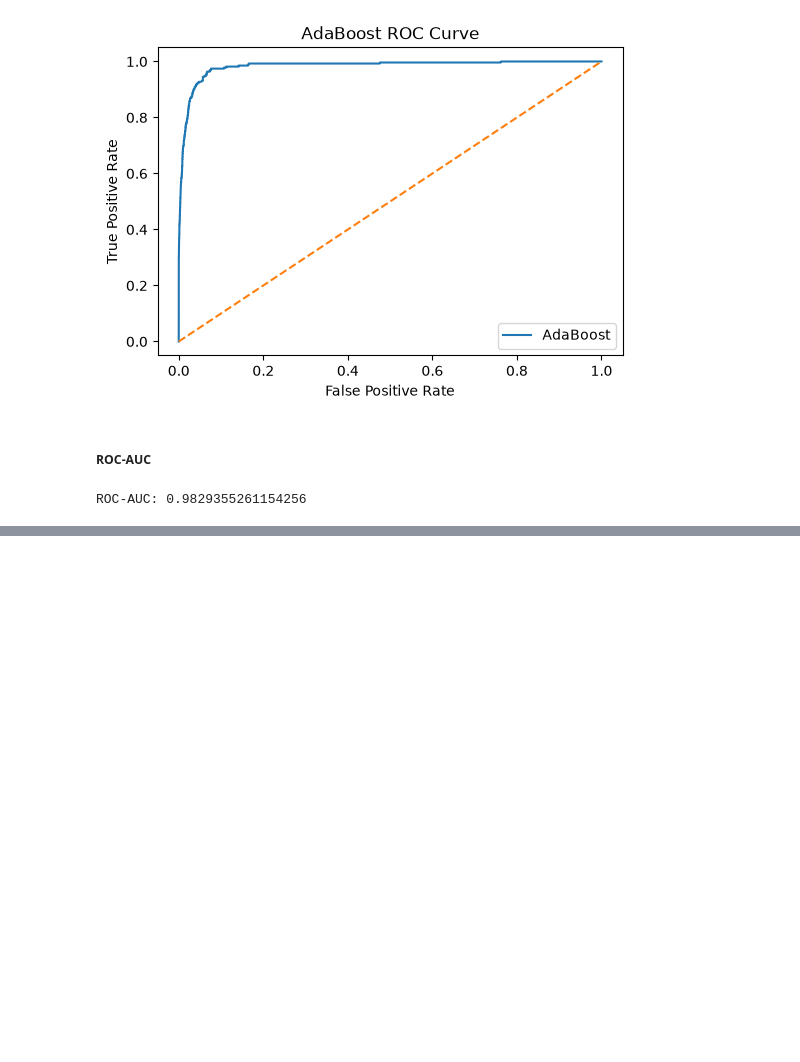
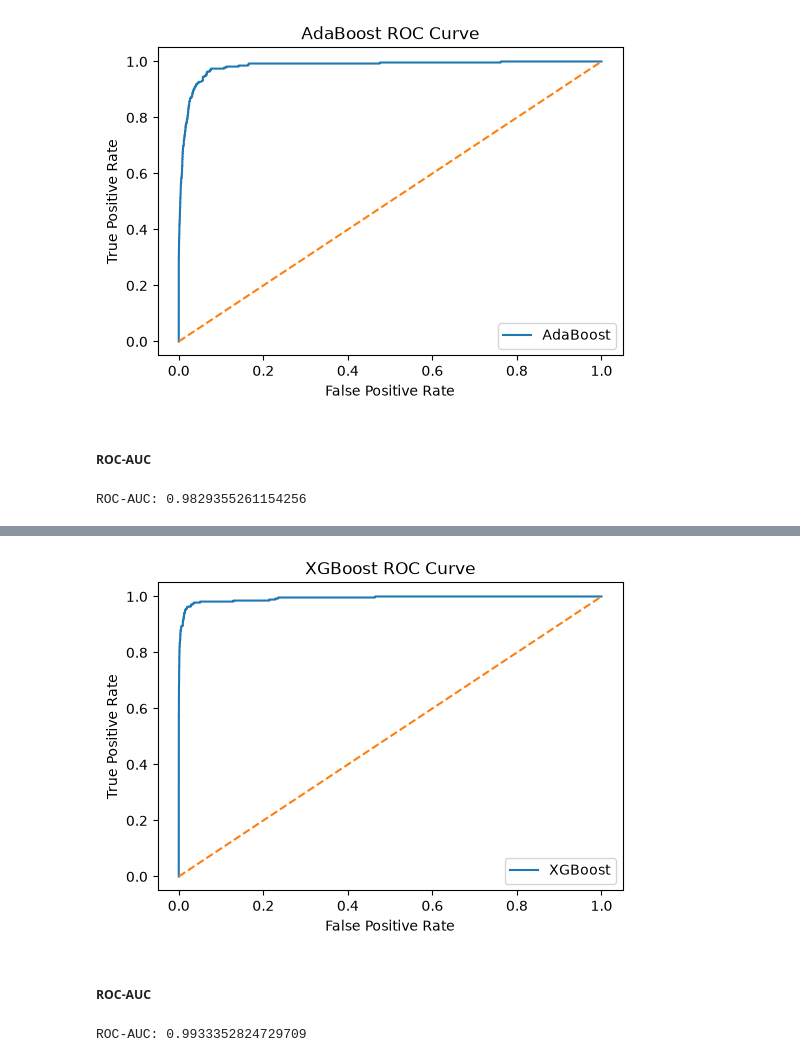
Before and after one commit to Rupesh-Mane/air-pressure-system-failure-prediction, a Jupyter notebook: notebooks/05_model_evaluation.ipynb, the cells around one changed output, grey strips where cells are left out. Drawn from its saved outputs; the diff is of its cells as text; code cells hidden in the pictures; blank space fills up the shorter version.

```diff
--- a/notebooks/05_model_evaluation.ipynb
+++ b/notebooks/05_model_evaluation.ipynb
@@ -955,0 +1030,35 @@ ROC-AUC: 0.9829355261154256
+# %%
+xgboost_probability = xgboost_model.predict_proba(x_test)[:, 1]
+# %%
+xgboost_fpr, xgboost_tpr, xgboost_thresholds = roc_curve(y_test,xgboost_probability)
+# %%
+plt.figure(figsize=(6, 4))
+
+plt.plot(
+    xgboost_fpr,
+    xgboost_tpr,
+    label="XGBoost"
+)
+
+plt.plot(
+    [0, 1],
+    [0, 1],
+    linestyle="--"
+)
+
+plt.xlabel("False Positive Rate")
+plt.ylabel("True Positive Rate")
+plt.title("XGBoost ROC Curve")
+
+plt.legend()
+plt.show()
+# %% [output]
+[figure, added]
+# %% [markdown]
+##### ROC-AUC
+# %%
+xgboost_roc_auc = roc_auc_score(y_test,xgboost_probability)
+
+print("ROC-AUC:", xgboost_roc_auc)
+# %% [output]
+ROC-AUC: 0.9933352824729709
```
Also changed, not shown: parts of 17 cells of this notebook.
